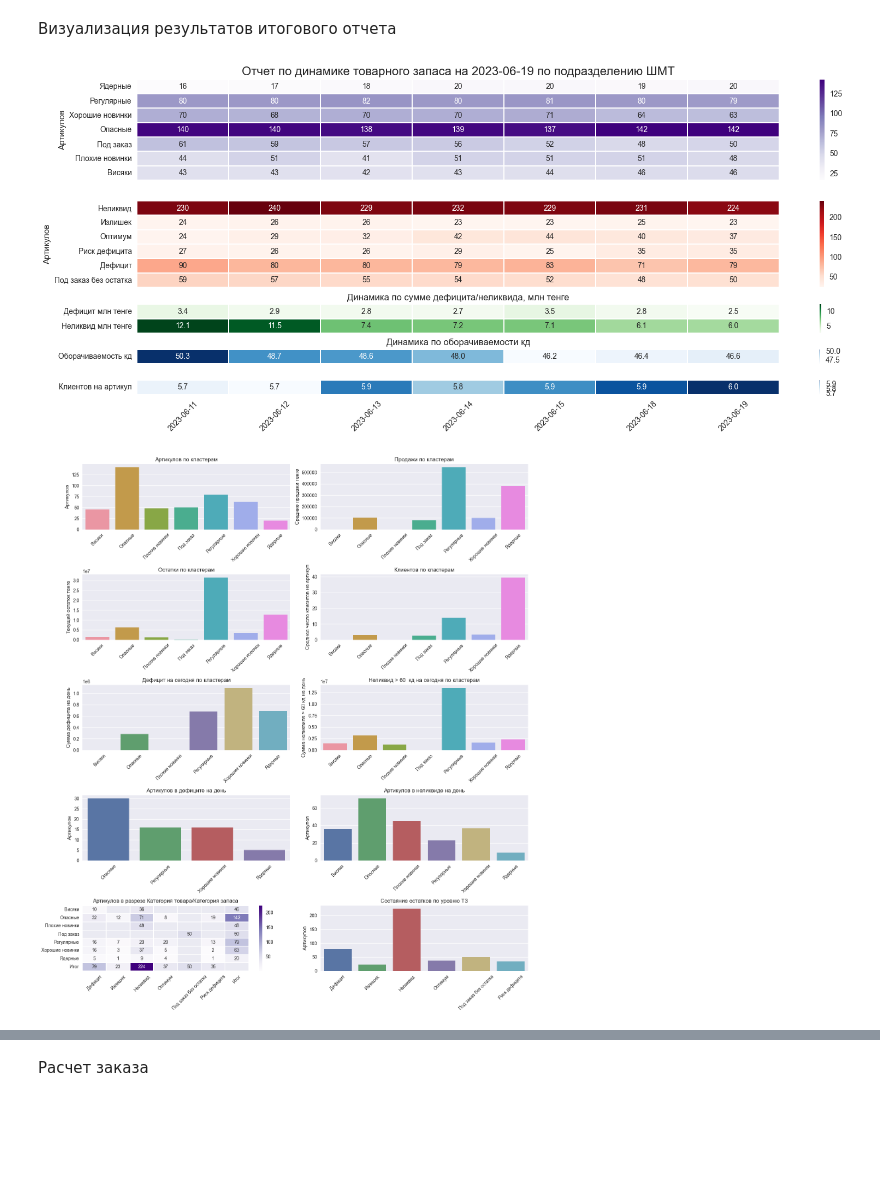
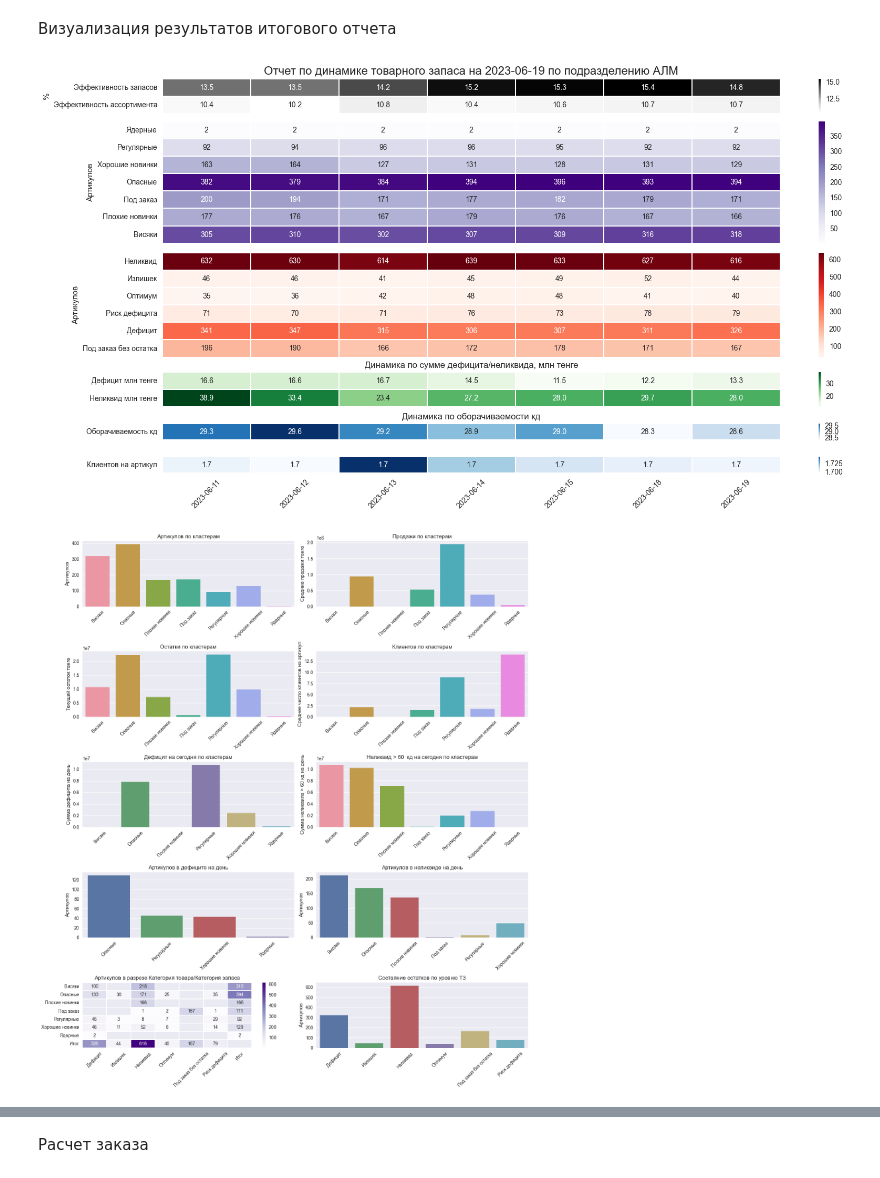
Before and after one commit to killri/sf_data_science, a Jupyter notebook: DS_Mystery/Asia stock management/Asia_stocks.ipynb, the cells around one changed output, grey strips where cells are left out. Cells and saved outputs as stored; diff of their text form; code cells hidden in the pictures; blank space fills up the shorter version.

```diff
--- a/DS_Mystery/Asia stock management/Asia_stocks.ipynb
+++ b/DS_Mystery/Asia stock management/Asia_stocks.ipynb
@@ -1,7 +1,7 @@
 # %% [markdown]
 Выбор региона анализа
 # %%
-region = 'ШМТ'
+region = 'АЛМ'
 # %% [markdown]
 Импорт библиотек
 # %%
@@ -342,7 +342,18 @@ overstock_sum = 0
 for feature in ['Висяки', 'Плохие новинки','Под заказ', 'Опасные']:
     overstock_sum += piv_nom[piv_nom['cluster_name'] == feature]['curr_overstok_$'].sum()
 
-params = pd.DataFrame([turnover, deficit_sum/1000000, overstock_sum/1000000, mean_clints_by_art], index=['Оборачиваемость кд','Дефицит млн тенге','Неликвид млн тенге','Клиентов на артикул'])
+#Индекс эффективности товарного запаса
+stocks_eff_index = (stockzone_artnum.loc['Оптимум'] + stockzone_artnum.loc['Излишек'] + stockzone_artnum.loc['Риск дефицита'])/(stockzone_artnum.sum()-stockzone_artnum.loc['Под заказ без остатка'])*100
+#Индекс эффективности ассортиментной матрицы
+v = np.linspace(0,1,7)
+v = v - v.mean()
+v = v/np.linalg.norm(v)
+w = np.array([cluster_artnum.loc['Висяки'],cluster_artnum.loc['Плохие новинки'],cluster_artnum.loc['Опасные'],cluster_artnum.loc['Под заказ'],cluster_artnum.loc['Хорошие новинки'],cluster_artnum.loc['Регулярные'],cluster_artnum.loc['Ядерные']]).astype('float')
+w = w - w.mean()
+w = w/np.linalg.norm(w)
+atrmatrix_eff_index = (v@w /2 + 1/2)*100
+#
+params = pd.DataFrame([turnover, deficit_sum/1000000, overstock_sum/1000000, mean_clints_by_art,stocks_eff_index,atrmatrix_eff_index], index=['Оборачиваемость кд','Дефицит млн тенге','Неликвид млн тенге','Клиентов на артикул','Эффективность запасов','Эффективность ассортимента'])
 # %%
 table4 = pd.read_excel('Динамика '+str(region)+'.xlsx', index_col=0)
 if str(table4.index.max()) !=  str(Stocks['ДАТА'].dt.date.max()):
@@ -386,18 +397,27 @@ piv_nom[(piv_nom['cluster_name'] == 'Висяки') & (piv_nom['curr_overstok_$'
 # %%
 
 #Визуализация таблицы общих показателей в динамике
-fig = plt.figure(figsize=[15,7])
-ax1 = fig.add_axes([0.12,   0.68,  0.98, 0.329*0.8])
-ax2 = fig.add_axes([0.12, 0.4, 0.98, 0.282*0.8])
-ax3 = fig.add_axes([0.12, 0.28, 0.98, 0.094*0.8])
-ax4 = fig.add_axes([0.12, 0.2, 0.98, 0.047*0.8])
-ax5 = fig.add_axes([0.12, 0.12, 0.98, 0.047*0.8])
+fig = plt.figure(figsize=[15,9])
+ax0 = fig.add_axes([0.12,   0.86,  0.98, 0.105*0.7])
+ax1 = fig.add_axes([0.12,   0.586,  0.98, 0.368*0.7])
+ax2 = fig.add_axes([0.12, 0.345, 0.98, 0.316*0.7])
+ax3 = fig.add_axes([0.12, 0.24, 0.98, 0.105*0.7])
+ax4 = fig.add_axes([0.12, 0.17, 0.98, 0.05*0.7])
+ax5 = fig.add_axes([0.12, 0.1, 0.98, 0.05*0.7])
+
+if table4.shape[0] > 25:
+    table4 = table4.iloc[:-25,:]
+
+cat_list = ['Эффективность запасов','Эффективность ассортимента']
+heat = sns.heatmap(table4[cat_list].T, annot=True, fmt='.1f', cmap='Greys', linewidths=0.1, ax=ax0)
+heat.set_title('Отчет по динамике товарного запаса на ' +str(Stocks['ДАТА'].dt.date.max()) + ' по подразделению '+str(region),fontdict={'size': 16})
+heat.axes.set_ylabel('%')
+heat.axes.set_xlabel('')
+heat.xaxis.set_ticklabels('')
 
 cat_list = ['Ядерные','Регулярные','Хорошие новинки','Опасные','Под заказ','Плохие новинки','Висяки']
-if table4.shape[0] > 25:
-    table4 = table4.iloc[:-25,:]
 heat = sns.heatmap(table4[cat_list].T, annot=True, fmt='.0f', cmap='Purples', linewidths=0.1, ax=ax1)
-heat.set_title('Отчет по динамике товарного запаса на ' +str(Stocks['ДАТА'].dt.date.max()) + ' по подразделению '+str(region),fontdict={'size': 16})
+#heat.set_title('Отчет по динамике товарного запаса на ' +str(Stocks['ДАТА'].dt.date.max()) + ' по подразделению '+str(region),fontdict={'size': 16})
 heat.axes.set_ylabel('Артикулов')
 heat.axes.set_xlabel('')
 heat.xaxis.set_ticklabels('')
@@ -581,32 +601,32 @@ heat.axes.set_xlabel('')
 
 max_stock_suppliers = piv_nom.groupby('ПОСТАВЩИК')['curr_deficit_$'].sum().sort_values(ascending=False).iloc[:25]
 table3 = pd.pivot_table(data=piv_nom, index='cluster_name', columns='ПОСТАВЩИК', values='curr_deficit_$', aggfunc='sum')
 table3 = table3 /1000000
 
 heat = sns.heatmap(table3[list(max_stock_suppliers.index)],  cmap="Purples",linewidth=.5, annot=True, fmt='.1f', ax=axes[5])
 heat.set_title('Суммы дефицита по кластерам и ТОП25 поставщикам, млн тенге')
 heat.axes.set_ylabel('')
 heat.axes.set_xlabel('')
 
 
 plt.tight_layout()
 fig.savefig('output\Аналитика поставщик-АГ '+str(region)+' '+str(Stocks['ДАТА'].dt.date.max())+'.png')
 
 #Наполненность ассортиментной матрицы
 table3 = pd.pivot_table(data=piv_nom, index='АГ', columns='cluster_name', values='АРТИКУЛ', aggfunc='nunique')
 max_stock_suppliers = piv_nom.groupby('АГ')['sales_mean_$'].sum().sort_values(ascending=False)
 fig, axes = plt.subplots(1,1,figsize=[6,10])
 table3 = table3.T[list(max_stock_suppliers.index)]
 SUM_1 = table3.sum()
 table3 = table3.T
 table3['Итог'] = SUM_1
 heat = sns.heatmap(table3[['Ядерные','Регулярные','Опасные','Хорошие новинки','Плохие новинки','Висяки','Под заказ','Итог']],  cmap="Greys",linewidth=.5, annot=True, fmt='.0f', ax=axes)
 heat.set_title('Наполненность ассортментных групп')
 heat.axes.set_ylabel('')
 heat.axes.set_xlabel('')
 
 plt.tight_layout()
 fig.savefig('output\Наполненность ассортментных групп '+str(region)+' '+str(Stocks['ДАТА'].dt.date.max())+'.png')
 # %% [output]
-[figure, old version]
+[figure, new version]
-[figure, old version]
+[figure, new version]
```
Also changed, not shown: parts of 5 cells of this notebook, 15 other files.
